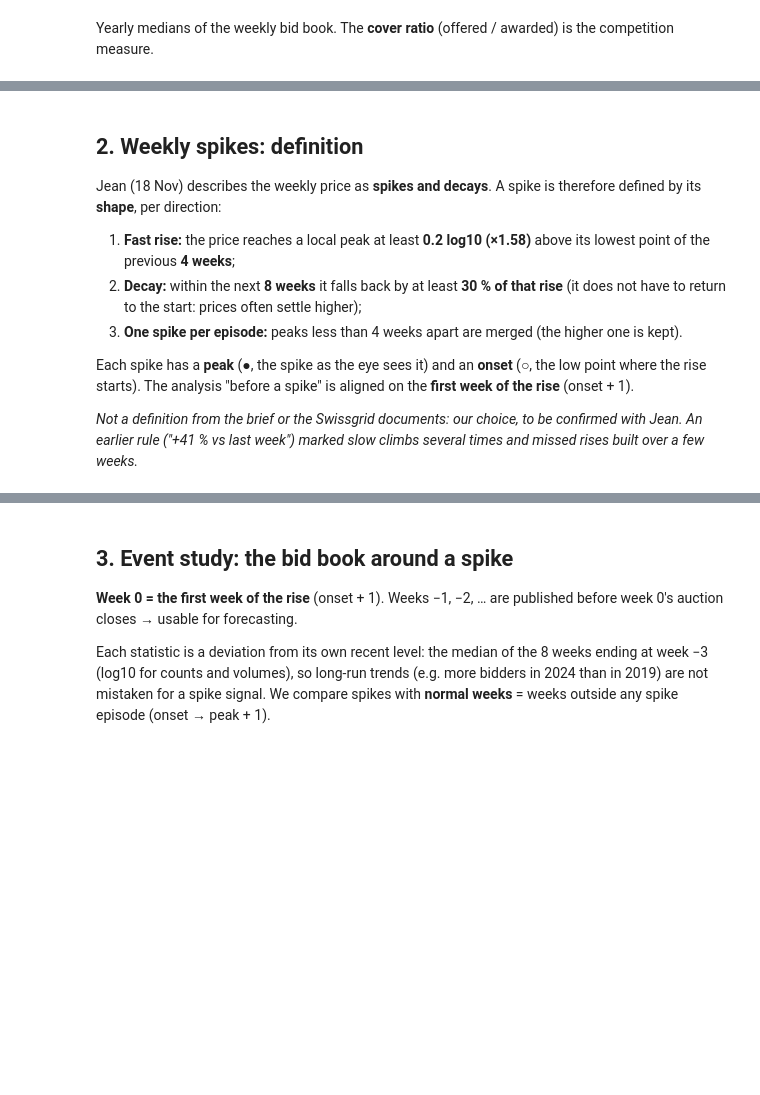
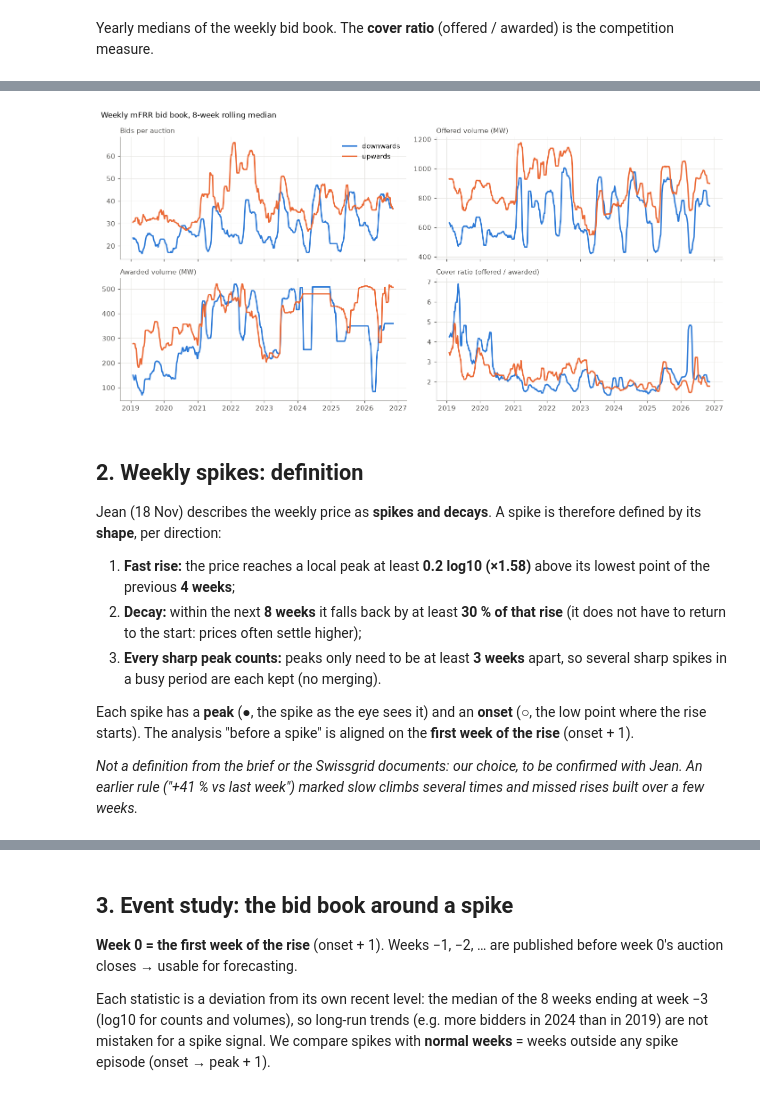
Before and after one commit to carolinaaraujo23/Swissgrid-reserve-price-forecast, a Jupyter notebook: notebooks/m3_eda_bidbook.ipynb, the cells around one changed output, grey strips where cells are left out. Drawn from its saved outputs; the diff is of its cells as text; code cells hidden in the pictures; blank space fills up the shorter version.

Commit message:
refactor: redefine weekly spikes as fast rise followed by decay in M3 EDA

```diff
--- a/notebooks/m3_eda_bidbook.ipynb
+++ b/notebooks/m3_eda_bidbook.ipynb
@@ -94,14 +131,17 @@ yearly.unstack().round(1)
 # %%
-fig, axes = plt.subplots(1, 3, figsize=(13, 3.4), sharex=True)
-for ax, col, title in zip(axes, ["n_bids", "awarded", "cover"],
-                          ["Bids per auction", "Awarded volume (MW)", "Cover ratio (offered / awarded)"]):
+fig, axes = plt.subplots(2, 2, figsize=(13, 6.4), sharex=True)
+for ax, col, title in zip(axes.flat, ["n_bids", "offered", "awarded", "cover"],
+                          ["Bids per auction", "Offered volume (MW)", "Awarded volume (MW)",
+                           "Cover ratio (offered / awarded)"]):
     for d, g in W.groupby("direction"):
         r = g.set_index("date")[col].rolling(8, min_periods=4).median()
         ax.plot(r.index, r.values, color=DIR_COLOR[d], label=d)
     ax.set_title(title, loc="left", fontsize=10, color=INK)
-axes[0].legend()
+axes[0, 0].legend()
 fig.suptitle("Weekly mFRR bid book, 8-week rolling median", x=0.01, ha="left", fontsize=11)
 fig.tight_layout(); save(fig, "m3_weekly_book_over_time")
+# %% [output]
+[figure, added]
 # %% [markdown]
 
 ## 2. Weekly spikes: definition
@@ -110,7 +150,7 @@ Jean (18 Nov) describes the weekly price as **spikes and decays**. A spike is th
 
 1. **Fast rise:** the price reaches a local peak at least **0.2 log10 (×1.58)** above its lowest point of the previous **4 weeks**;
 2. **Decay:** within the next **8 weeks** it falls back by at least **30 % of that rise** (it does not have to return to the start: prices often settle higher);
-3. **One spike per episode:** peaks less than 4 weeks apart are merged (the higher one is kept).
+3. **Every sharp peak counts:** peaks only need to be at least **3 weeks** apart, so several sharp spikes in a busy period are each kept (no merging).
 
 Each spike has a **peak** (●, the spike as the eye sees it) and an **onset** (○, the low point where the rise starts).
 The analysis "before a spike" is aligned on the **first week of the rise** (onset + 1).
```
Also changed, not shown: parts of 20 cells of this notebook, 3 other files.
